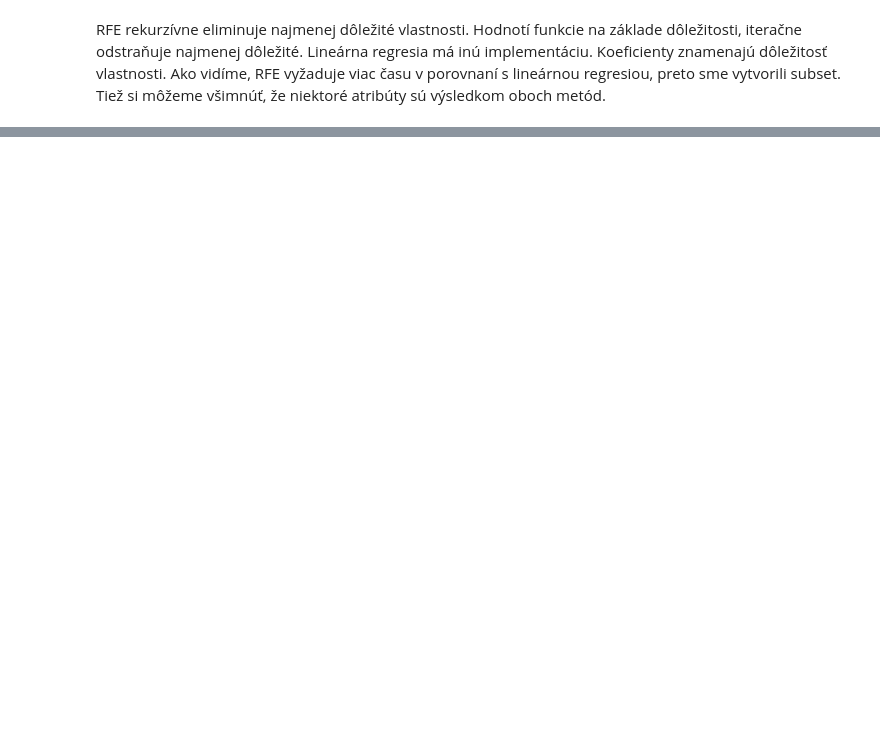
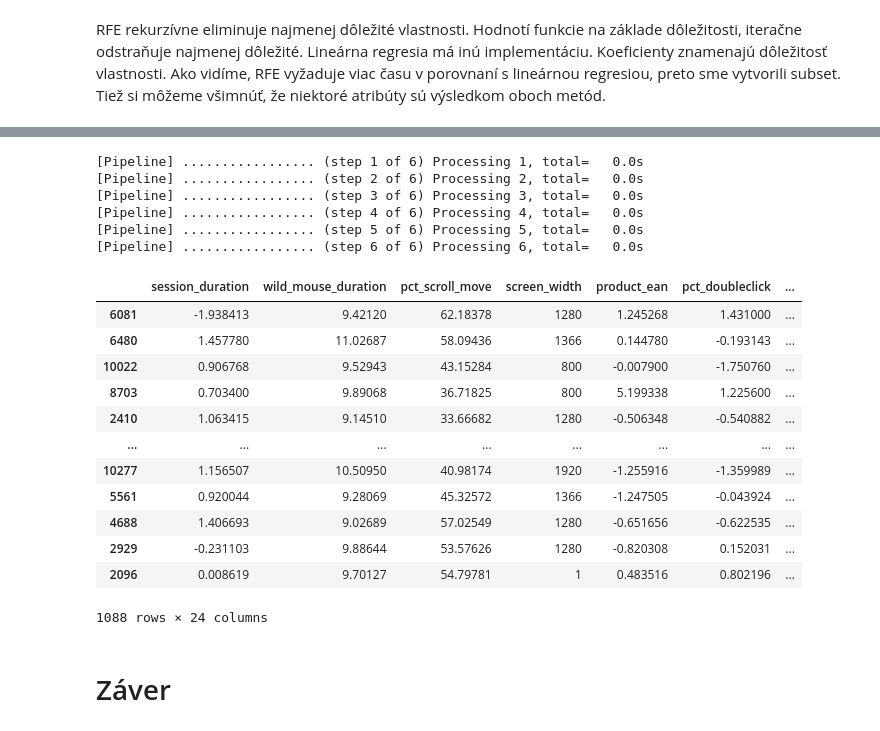
Before and after one commit to magnifiq/iau-project, a Jupyter notebook: Faza 2.ipynb, the cells around one changed output, grey strips where cells are left out. Saved outputs shown, nothing was run; the diff lists cells and outputs as text; code cells hidden in the pictures; blank space fills up the shorter version.

```diff
--- a/Faza 2.ipynb
+++ b/Faza 2.ipynb
@@ -485,0 +567,42 @@ RFE rekurzívne eliminuje najmenej dôležité vlastnosti. Hodnotí funkcie na z
+# %%
+power_transformer = make_column_transformer((PowerTransformer(method='yeo-johnson',standardize=True),columns_name_to_index(second_group_analysis,train_data)),remainder='passthrough')
+# %%
+minmax_scale = make_column_transformer((MinMaxScaler(),columns_name_to_index(third_group_analysis,train_data)),remainder='passthrough')
+# %%
+qt2 = make_column_transformer((QuantileTransformer(output_distribution="normal",
+                                               random_state=0,
+                                               n_quantiles=1000),
+                                               columns_name_to_index(third_group_analysis,train_data)),
+                                               remainder='passthrough')
+# %%
+std_scale = make_column_transformer((StandardScaler(),columns_name_to_index(second_group_analysis,train_data)),remainder='passthrough')
+# %%
+pipeline = Pipeline(steps=[('1', quantil_transformer),
+                           ('2', power_transformer),
+                           ('3', minmax_scale),
+                           ('4', qt2),
+                           ('5',std_scale),
+                           ("6",FunctionTransformer(lambda x: pd.DataFrame(x, columns = train_data.columns)))], verbose=True)
+
+pipeline.fit_transform(train_data)
+train_data
+# %% [output]
+[Pipeline] ................. (step 1 of 6) Processing 1, total=   0.0s
+[Pipeline] ................. (step 2 of 6) Processing 2, total=   0.0s
+[Pipeline] ................. (step 3 of 6) Processing 3, total=   0.0s
+[Pipeline] ................. (step 4 of 6) Processing 4, total=   0.0s
+[Pipeline] ................. (step 5 of 6) Processing 5, total=   0.0s
+[Pipeline] ................. (step 6 of 6) Processing 6, total=   0.0s
+|  | session_duration | wild_mouse_duration | pct_scroll_move | screen_width | product_ean | pct_doubleclick | ... |
+| 6081 | -1.938413 | 9.42120 | 62.18378 | 1280 | 1.245268 | 1.431000 | ... |
+| 6480 | 1.457780 | 11.02687 | 58.09436 | 1366 | 0.144780 | -0.193143 | ... |
+| 10022 | 0.906768 | 9.52943 | 43.15284 | 800 | -0.007900 | -1.750760 | ... |
+| 8703 | 0.703400 | 9.89068 | 36.71825 | 800 | 5.199338 | 1.225600 | ... |
+| 2410 | 1.063415 | 9.14510 | 33.66682 | 1280 | -0.506348 | -0.540882 | ... |
+| ... | ... | ... | ... | ... | ... | ... | ... |
+| 10277 | 1.156507 | 10.50950 | 40.98174 | 1920 | -1.255916 | -1.359989 | ... |
+| 5561 | 0.920044 | 9.28069 | 45.32572 | 1366 | -1.247505 | -0.043924 | ... |
+| 4688 | 1.406693 | 9.02689 | 57.02549 | 1280 | -0.651656 | -0.622535 | ... |
+| 2929 | -0.231103 | 9.88644 | 53.57626 | 1280 | -0.820308 | 0.152031 | ... |
+| 2096 | 0.008619 | 9.70127 | 54.79781 | 1 | 0.483516 | 0.802196 | ... |
+1088 rows × 24 columns
@@ -485,0 +611,2 @@ RFE rekurzívne eliminuje najmenej dôležité vlastnosti. Hodnotí funkcie na z
+# %% [markdown]
+# Záver
```
Also changed, not shown: parts of 26 cells of this notebook, 1 other file.
